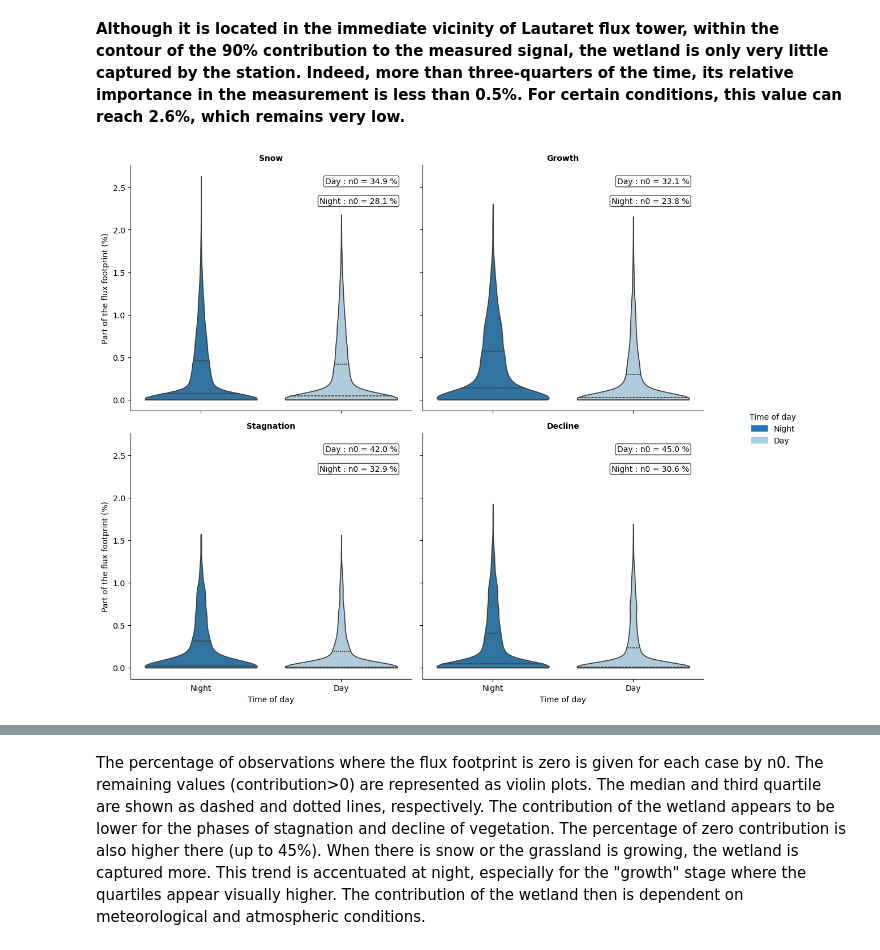
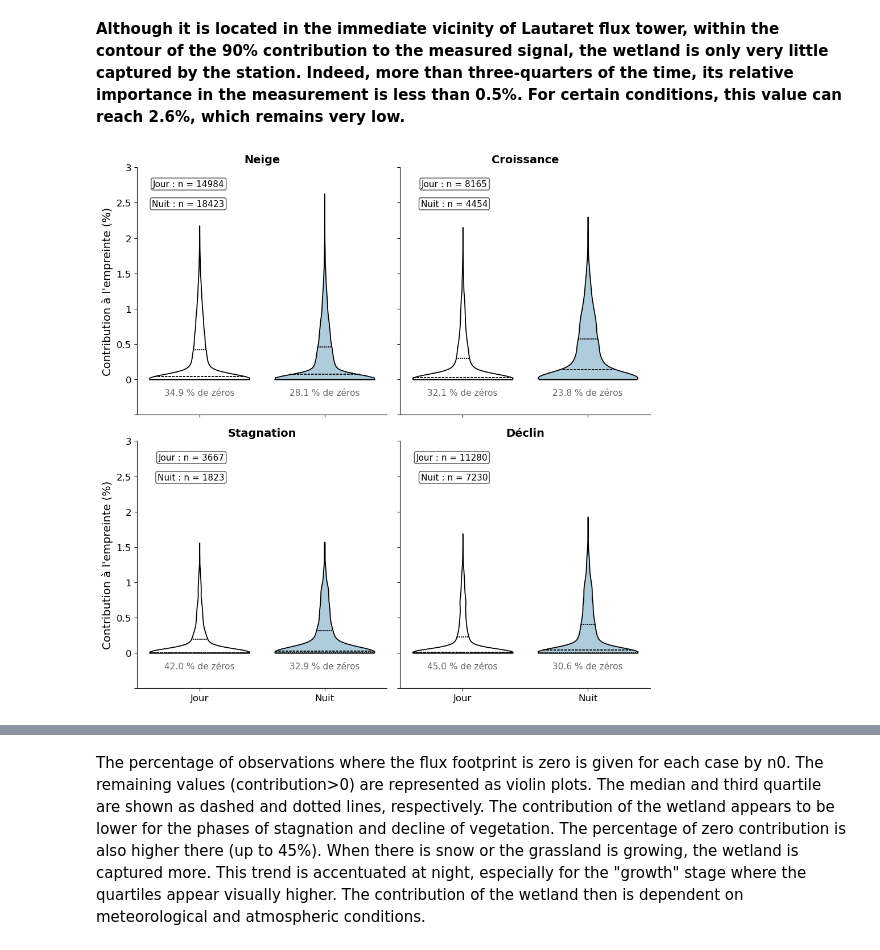
Before and after one commit to IGE-OpenReproLab2025/ICOS-M2-internship-alise, a Jupyter notebook: notebooks/5-Relative_Contribution_wetland.ipynb, the cells around one changed output, grey strips where cells are left out. Saved outputs shown, nothing was run; the diff lists cells and outputs as text; code cells hidden in the pictures.

```diff
--- a/notebooks/5-Relative_Contribution_wetland.ipynb
+++ b/notebooks/5-Relative_Contribution_wetland.ipynb
@@ -226,17 +226,26 @@ ZH_contrib_plot = pd.merge(ZH_contrib_20_24, flux_NDVI[['phase_label', 'Night','
 # Adapt the dataframe to plot new histograms (change True/False into Night/Day and convert Contribution values into %)
 ZH_contrib_plot['Night'] = ZH_contrib_plot['Night'].map({True: 'Night', False: 'Day'})
 ZH_contrib_plot['Contribution'] *= 100
+# %%
+# Adapt the dataframe to plot new histograms (change True/False into Night/Day and convert Contribution values into %)
+ZH_contrib_plot['Night'] = ZH_contrib_plot['Night'].map({True: 'Nuit', False: 'Jour'})
+ZH_contrib_plot['Contribution'] *= 100
+# %%
+# Traduction anglais → français
+phase_translation = {
+    'Growth': 'Croissance',
+    'Stagnation': 'Stagnation',
+    'Decline': 'Déclin',
+    'Snow': 'Neige'
+}
+
+# Nouvelle colonne avec les noms traduits
+ZH_contrib_plot['phase_label_fr'] = ZH_contrib_plot['phase_label'].map(phase_translation)
 # %%
-# Set the color palet for Night and Day
-legend_data = {
-    'Night': mpatches.Patch(color='#1F78B4'),
-    'Day': mpatches.Patch(color='#A6CEE3'),
-}
-
 # Create FacetGrid
 g = sns.FacetGrid(
     ZH_contrib_plot,
-    col='phase_label',
+    col='phase_label_fr',
     col_wrap=2,
     height=5,
     sharey=True
@@ -251,44 +260,56 @@ def plot_hist_with_zero_text(data, color, **kwargs):
         data=data[data['Contribution'] > 0],
         x='Night',
         y='Contribution',
         hue='Night',
-        hue_order=['Day', 'Night'],
+        order=['Jour', 'Nuit'],
+        hue_order=['Jour', 'Nuit'],
         inner ='quartile',
         cut=0,
-        palette='Paired',
+        palette={'Jour': 'white', 'Nuit': '#A6CEE3'},
+        edgecolor='black',
+        linewidth=1.3
     )
 
-    # Counting zeros by modality
+    ax.set_ylim(-0.5, None)
+
+    yticks = ax.get_yticks()
+    ax.set_yticks(yticks)
+    ax.set_yticklabels([f"{y:g}" if y >= 0 else "" for y in yticks])
+
+    # Counting percentage of zeros by modality
     night_values = data['Night'].dropna().unique()
 
     for i, night_val in enumerate(sorted(night_values)):
         count_zeros = data[(data['Contribution'] == 0) & (data['Night'] == night_val)].shape[0]
         count_total = data[(data['Contribution'] >= 0) & (data['Night'] == night_val)].shape[0]
 
-        if count_zeros > 0:
-            # Add boxed text
-            ax.text(
-                0.95,
+        ax.text(
+                0.35,
                 0.95 - i * 0.08,
-                f"{night_val} : n0 = {round(count_zeros/count_total*100, 1)} %",
+                f"{night_val} : n = {count_total}",
                 transform=ax.transAxes,
-                fontsize=10,
+                fontsize=11,
                 color='black',
                 ha='right',
                 va='top',
                 bbox=dict(boxstyle="round,pad=0.2", facecolor="white", alpha=0.7)
             )
-
+        pct_zeros = round(count_zeros / count_total * 100, 1)
+        ax.text(
+            i, -0.25,
+            f"{pct_zeros} % de zéros",
+            ha='center', va='bottom',
+            fontsize=11, color='dimgray'
+        )
 
 # Apply the function to each subplot
 g.map_dataframe(plot_hist_with_zero_text)
 
 # Formatting
-g.set_axis_labels("Time of day", "Part of the flux footprint (%)")
+g.set_axis_labels("", "Contribution à l'empreinte (%)")
 g.set_titles("{col_name}", fontweight = 'bold')
-g.add_legend(legend_data = legend_data, title="Time of day", bbox_to_anchor=(1.05, 0.5), loc='center left')
 plt.tight_layout()
-plt.savefig('violinplots_contrib_zh.png')
+plt.savefig('french_figures/violinplots_contrib_zh_FR.png')
 plt.show()
 # %% [output]
-[figure, old version]
+[figure, new version]
```
Also changed, not shown: parts of 3 cells of this notebook, 43 other files.
